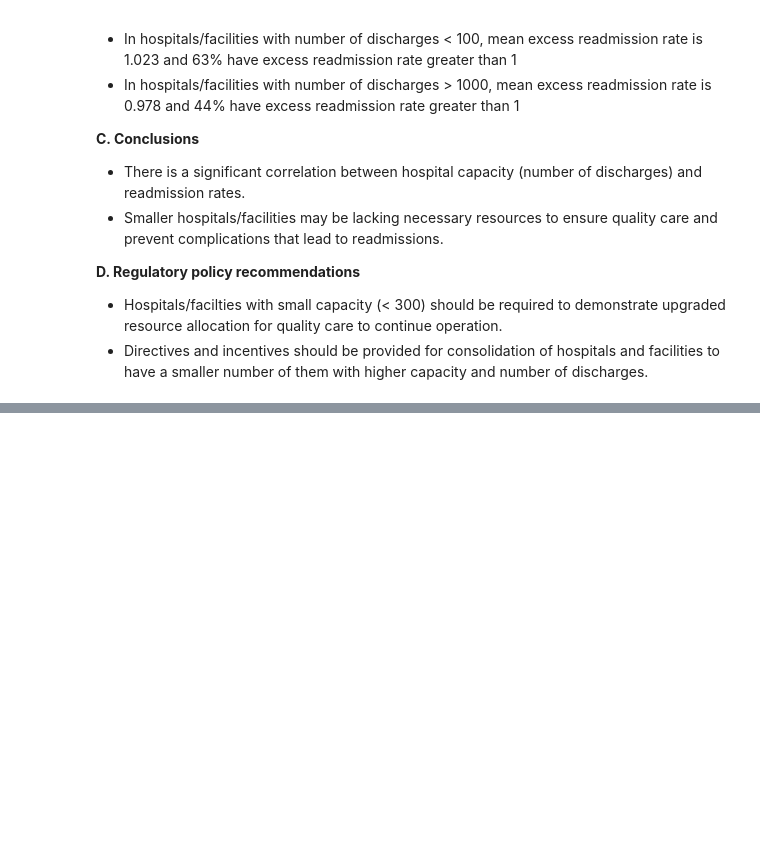
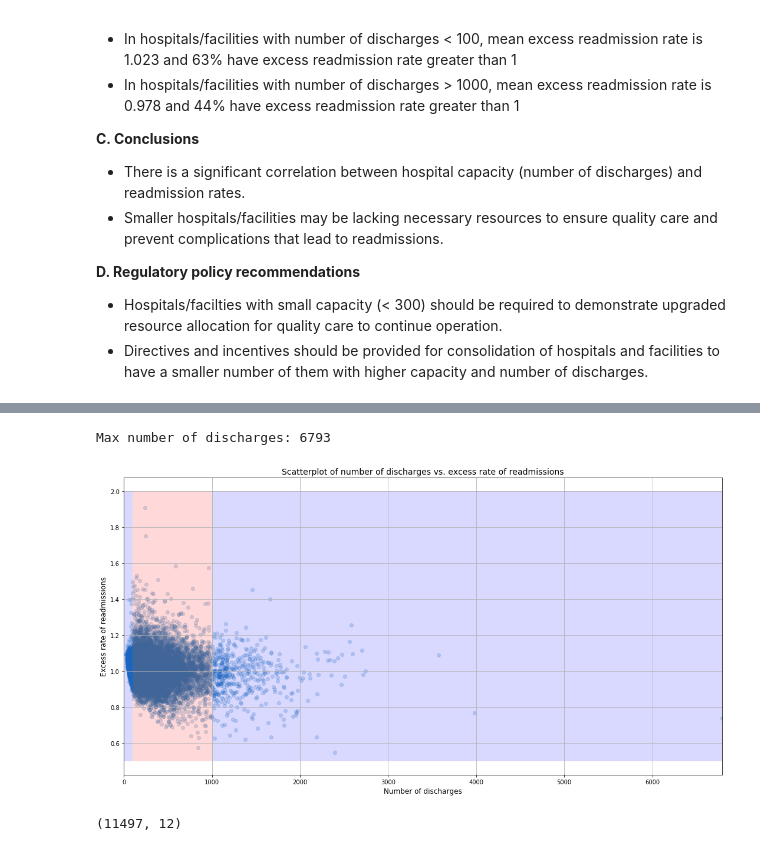
Before and after one commit to ahrimhan/springboard-course, a Jupyter notebook: exploratory-data-analysis/EDA_hospital_readmit/sliderule_dsi_inferential_statistics_exercise_3.ipynb, the cells around one changed output, grey strips where cells are left out. Drawn from its saved outputs; the diff is of its cells as text; code cells hidden in the pictures; blank space fills up the shorter version.

Commit message:
EDA readmission vs. num of discharges
qq:

```diff
--- a/exploratory-data-analysis/EDA_hospital_readmit/sliderule_dsi_inferential_statistics_exercise_3.ipynb
+++ b/exploratory-data-analysis/EDA_hospital_readmit/sliderule_dsi_inferential_statistics_exercise_3.ipynb
@@ -33,6 +36,7 @@ hospital_read_df = pd.read_csv('data/cms_hospital_readmissions.csv')
 ## Preliminary Analysis
 # %%
 # deal with missing and inconvenient portions of data
-clean_hospital_read_df = hospital_read_df[hospital_read_df['Number of Discharges'] != 'Not Available']
+clean_hospital_read_df = hospital_read_df.loc[hospital_read_df['Number of Discharges'] != 'Not Available']
 clean_hospital_read_df.loc[:, 'Number of Discharges'] = clean_hospital_read_df['Number of Discharges'].astype(int)
 clean_hospital_read_df = clean_hospital_read_df.sort_values('Number of Discharges')
+clean_hospital_read_df.head()
@@ -106,0 +133,39 @@ You can compose in notebook cells using Markdown:
+# %%
+# generate a scatterplot for number of discharges vs. excess rate of readmissions
+# lists work better with matplotlib scatterplot function
+
+# arhan: 'Number of Discharges' = 0 (index 0 - index 80)
+# arhan: exclude the last 3 rows (outlier?)
+x = [a for a in clean_hospital_read_df['Number of Discharges'][81:]]
+y = list(clean_hospital_read_df['Excess Readmission Ratio'][81:])
+
+fig, ax = plt.subplots(figsize=(15,8))
+ax.scatter(x, y,alpha=0.2)
+
+#arhan: max range
+print("Max number of discharges: {}".format(clean_hospital_read_df['Number of Discharges'].max()))
+
+ax.fill_between([0,100], .5, 2, facecolor='blue', alpha = .15, interpolate=True)
+ax.fill_between([100,1000], .5, 2, facecolor='red', alpha = .15, interpolate=True)
+ax.fill_between([1000,7000], .5, 2, facecolor='blue', alpha = .15, interpolate=True)
+
+ax.set_xlim([0, max(x)])
+ax.set_xlabel('Number of discharges', fontsize=12)
+ax.set_ylabel('Excess rate of readmissions', fontsize=12)
+ax.set_title('Scatterplot of number of discharges vs. excess rate of readmissions', fontsize=14)
+
+ax.grid(True)
+fig.tight_layout()
+# %% [output]
+Max number of discharges: 6793
+[figure, added]
+# %%
+# data cleaning
+df = clean_hospital_read_df
+#df.rename(columns={'Number of Discharges': 'discharges', 'Excess Readmission Ratio': 'excreadminratio'}, inplace=True)
+#sum(clean_hospital_read_df["Number of Discharges"][pd.isnull(clean_hospital_read_df["Excess Readmission Ratio"])] == 0)
+df = df[df["Excess Readmission Ratio"].notnull()]
+df = df[df["Number of Discharges"].notnull()]
+df.shape
+# %% [output]
+(11497, 12)
```
Also changed, not shown: parts of 28 cells of this notebook, 1 other file.
